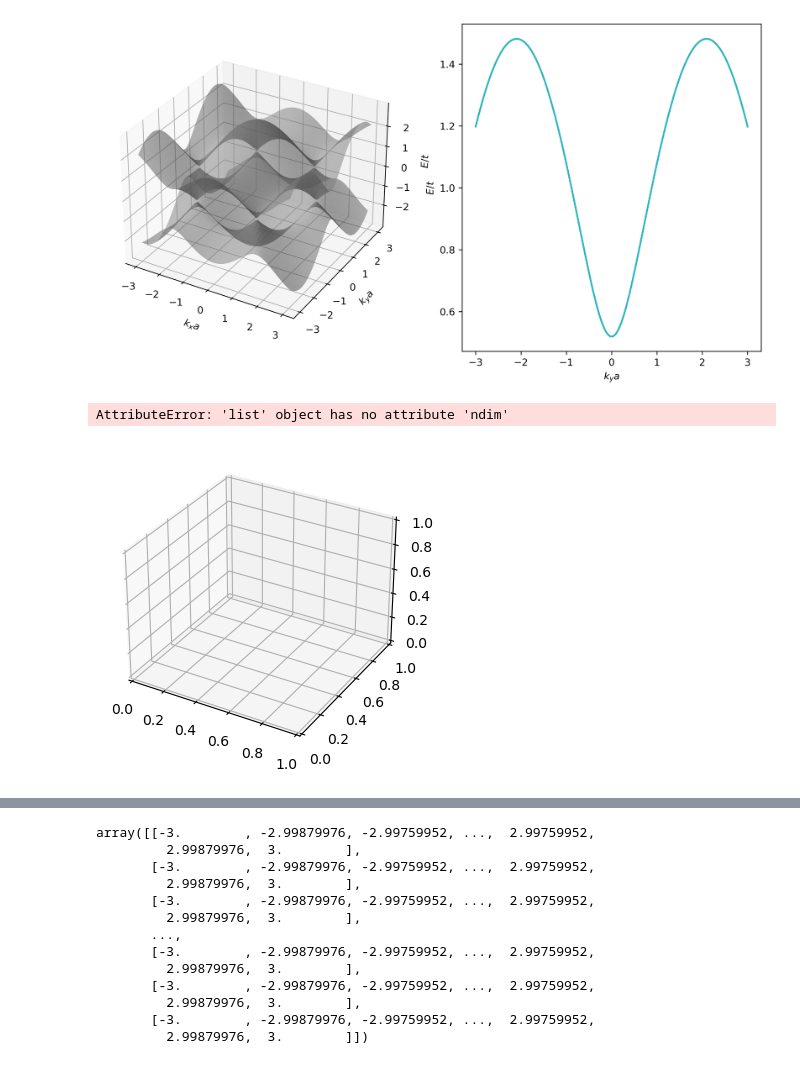
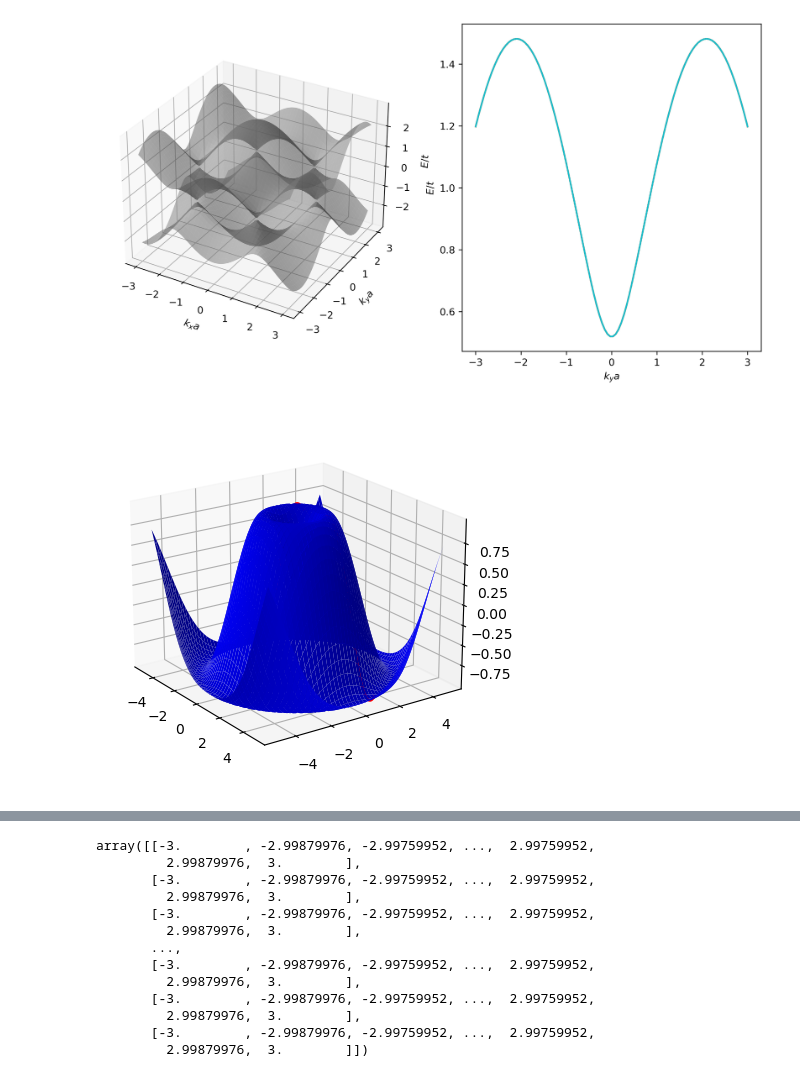
Before and after one commit to DublinNichols/Dissertation, a Jupyter notebook: Figures/Graphene band structure.ipynb, the cells around one changed output, grey strips where cells are left out. Cells and saved outputs as stored; diff of their text form; code cells hidden in the pictures.

```diff
--- a/Figures/Graphene band structure.ipynb
+++ b/Figures/Graphene band structure.ipynb
@@ -121,25 +121,39 @@ plt.savefig("Graphene band structure 3D plot_crosssection.png")
 ValueError: input operand has more dimensions than allowed by the axis remapping
 [figure]
 # %%
-plt.rcParams["figure.figsize"] = [7.00, 3.50]
-plt.rcParams["figure.autolayout"] = True
+import numpy as np
+import matplotlib.pyplot as plt
+from mpl_toolkits.mplot3d import Axes3D
 
-x = np.linspace(-10, 10, 100)
-y = np.linspace(-10, 10, 100)
+# Define the function to be plotted
+def f(x, y):
+    return np.sin(np.sqrt(x**2 + y**2))
 
+# Generate x, y, z values
+x = np.linspace(-5, 5, 100)
+y = np.linspace(-5, 5, 100)
 x, y = np.meshgrid(x, y)
-eq =  x +  y + 1.09
+z = f(x, y)
 
+# Create a 3D plot
 fig = plt.figure()
+ax = fig.add_subplot(111, projection='3d')
 
-ax = fig.add_subplot(projection='3d')
+# Plot the surface
+ax.plot_surface(x, y, z, color='b', alpha=1)
 
-ax.plot_surface(x, y, eq)
+# Plot a line on the surface where y = 1
+x_line = np.linspace(-5, 5, 100)
+y_line = np.ones_like(x_line)
+z_line = f(x_line, y_line)
+ax.plot(x_line, y_line, z_line, color='red', linewidth=2)
 
-plt.show()
+# Adjust the view angle
+ax.view_init(elev=20, azim=-35)
+
+plt.savefig("line on surface test.svg")
 # %% [output]
-AttributeError: 'list' object has no attribute 'ndim'
-[figure, old version]
+[figure, new version]
 # %%
 x2
 # %% [output]
```
Also changed, not shown: parts of 1 cell of this notebook, 25 other files.
